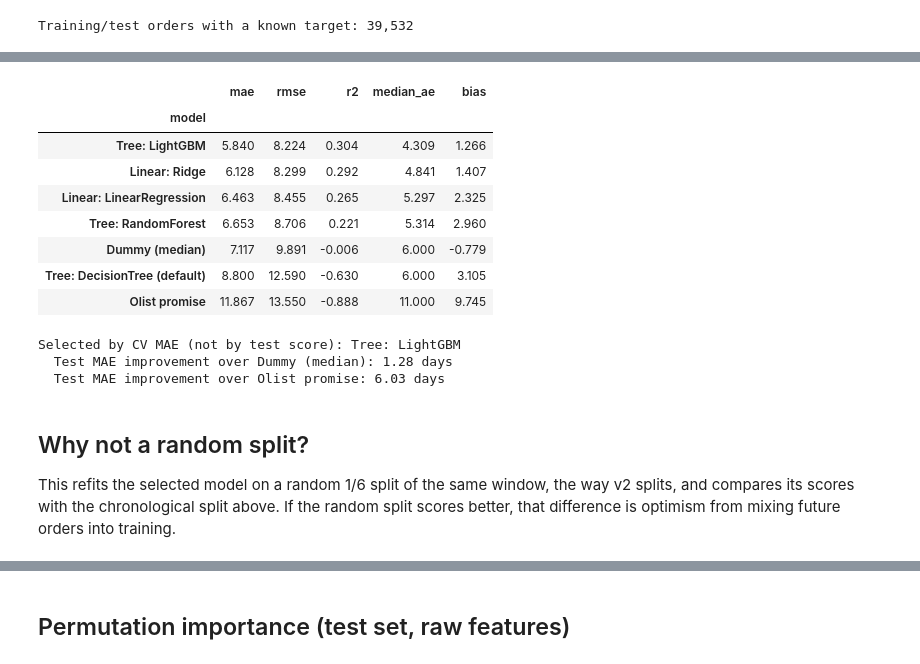
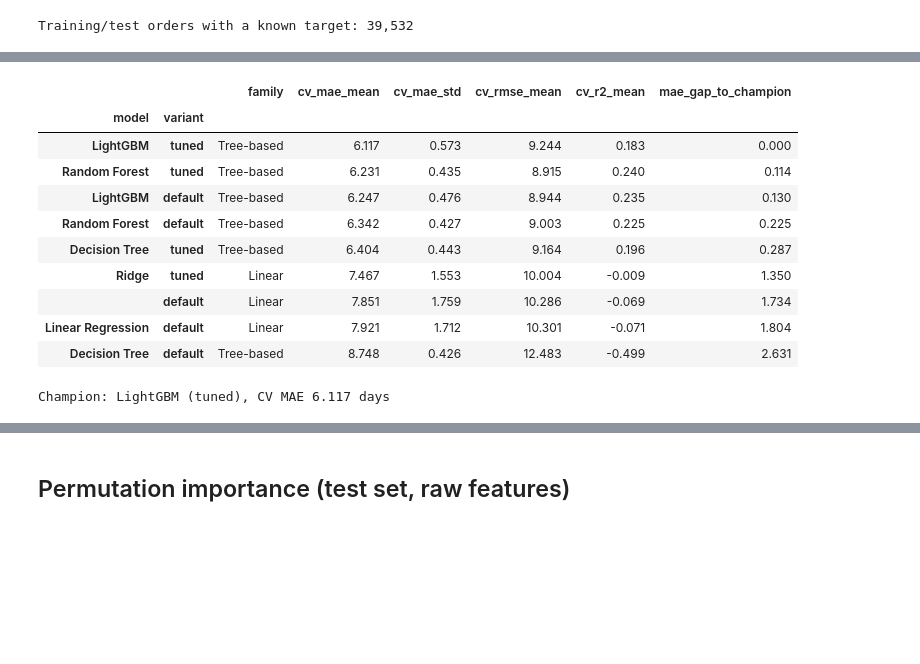
Before and after one commit to mushroomyyy/Team8_IT5006_Ecommerce_Analytics_AY2627Sem1, a Jupyter notebook: phase2/model_regression_dev.ipynb, the cells around one changed output, grey strips where cells are left out. Drawn from its saved outputs; the diff is of its cells as text; code cells hidden in the pictures; blank space fills up the shorter version.

```diff
--- a/phase2/model_regression_dev.ipynb
+++ b/phase2/model_regression_dev.ipynb
@@ -260,14 +323,21 @@ baseline_models = {
 # %%
 SCORING = {'mae': 'neg_mean_absolute_error', 'rmse': 'neg_root_mean_squared_error', 'r2': 'r2'}
 
-def cv_summary(name, model):
-    scores = cross_validate(model, X_train, y_train, cv=cv_folds, scoring=SCORING, n_jobs=-1)
-    row = {'model': name}
+def cv_summary(model, X, y, folds, n_jobs=-1):
+    """Mean and standard deviation of each CV score across the given folds."""
+    scores = cross_validate(model, X, y, cv=folds, scoring=SCORING, n_jobs=n_jobs)
+    row = {}
     for metric in SCORING:
         values = scores[f'test_{metric}'] * (1 if metric == 'r2' else -1)
         row[f'cv_{metric}_mean'], row[f'cv_{metric}_std'] = values.mean(), values.std()
     return row
 
-cv_rows = [cv_summary(name, model) for name, model in baseline_models.items()]
-display(pd.DataFrame(cv_rows).set_index('model'))
+cv_rows = []
+for name, model in reference_models.items():
+    cv_rows.append({'model': name, 'variant': 'reference', 'family': 'Reference',
+                    **cv_summary(model, X_train, y_train, cv_folds)})
+for name, model in default_models.items():
+    cv_rows.append({'model': name, 'variant': 'default', 'family': MODEL_FAMILY[name],
+                    **cv_summary(model, X_train, y_train, cv_folds)})
+display(pd.DataFrame(cv_rows).set_index(['model', 'variant']))
 # %% [output]
@@ -333,33 +429,31 @@ Tree: LightGBM: best CV MAE 6.307 with {'model__subsample_freq': 1, 'model__subs
 # %%
-all_models = {**baseline_models, **tuned_models}
-holdout_rows, test_predictions = [], {}
-for name, model in all_models.items():
-    model.fit(X_train, y_train)
-    prediction = np.clip(model.predict(X_test), 0, HORIZON)
-    test_predictions[name] = prediction
-    holdout_rows.append({'model': name, **regression_metrics(y_test, prediction)})
-holdout_results = pd.DataFrame(holdout_rows).set_index('model').sort_values('mae')
-display(holdout_results)
+candidate_models = {**{(name, 'default'): model for name, model in default_models.items()},
+                    **{(name, 'tuned'): model for name, model in tuned_models.items()}}
 
-best_name = cv_results.drop(index=['Dummy (median)', 'Olist promise'])['cv_mae_mean'].idxmin()
-best_model = all_models[best_name]
-print(f'Selected by CV MAE (not by test score): {best_name}')
-for reference in ['Dummy (median)', 'Olist promise']:
-    gain = holdout_results.loc[reference, 'mae'] - holdout_results.loc[best_name, 'mae']
-    print(f'  Test MAE improvement over {reference}: {gain:.2f} days')
+def select_champion(cv_mae):
+    """Return the (model, variant) with the lowest CV MAE; `cv_mae` maps each candidate to its MAE."""
+    return min(cv_mae, key=cv_mae.get)
+
+champion_key = select_champion({key: cv_results.loc[key, 'cv_mae_mean'] for key in candidate_models})
+champion_name, champion_variant = champion_key
+champion_label = f'{champion_name} ({champion_variant})'
+
+leaderboard = cv_results.loc[list(candidate_models),
+                             ['family', 'cv_mae_mean', 'cv_mae_std', 'cv_rmse_mean', 'cv_r2_mean']]
+leaderboard = leaderboard.sort_values('cv_mae_mean')
+leaderboard['mae_gap_to_champion'] = leaderboard['cv_mae_mean'] - leaderboard['cv_mae_mean'].iloc[0]
+display(leaderboard)
+print(f'Champion: {champion_label}, CV MAE {leaderboard["cv_mae_mean"].iloc[0]:.3f} days')
 # %% [output]
-|  | mae | rmse | r2 | median_ae | bias |
-| model |  |  |  |  |  |
-| Tree: LightGBM | 5.840 | 8.224 | 0.304 | 4.309 | 1.266 |
-| Linear: Ridge | 6.128 | 8.299 | 0.292 | 4.841 | 1.407 |
-| Linear: LinearRegression | 6.463 | 8.455 | 0.265 | 5.297 | 2.325 |
-| Tree: RandomForest | 6.653 | 8.706 | 0.221 | 5.314 | 2.960 |
-| Dummy (median) | 7.117 | 9.891 | -0.006 | 6.000 | -0.779 |
-| Tree: DecisionTree (default) | 8.800 | 12.590 | -0.630 | 6.000 | 3.105 |
-| Olist promise | 11.867 | 13.550 | -0.888 | 11.000 | 9.745 |
+|  |  | family | cv_mae_mean | cv_mae_std | cv_rmse_mean | cv_r2_mean | mae_gap_to_champion |
+| model | variant |  |  |  |  |  |  |
+| LightGBM | tuned | Tree-based | 6.117 | 0.573 | 9.244 | 0.183 | 0.000 |
+| Random Forest | tuned | Tree-based | 6.231 | 0.435 | 8.915 | 0.240 | 0.114 |
+| LightGBM | default | Tree-based | 6.247 | 0.476 | 8.944 | 0.235 | 0.130 |
+| Random Forest | default | Tree-based | 6.342 | 0.427 | 9.003 | 0.225 | 0.225 |
+| Decision Tree | tuned | Tree-based | 6.404 | 0.443 | 9.164 | 0.196 | 0.287 |
+| Ridge | tuned | Linear | 7.467 | 1.553 | 10.004 | -0.009 | 1.350 |
+|  | default | Linear | 7.851 | 1.759 | 10.286 | -0.069 | 1.734 |
+| Linear Regression | default | Linear | 7.921 | 1.712 | 10.301 | -0.071 | 1.804 |
+| Decision Tree | default | Tree-based | 8.748 | 0.426 | 12.483 | -0.499 | 2.631 |
-Selected by CV MAE (not by test score): Tree: LightGBM
-  Test MAE improvement over Dummy (median): 1.28 days
-  Test MAE improvement over Olist promise: 6.03 days
+Champion: LightGBM (tuned), CV MAE 6.117 days
-# %% [markdown]
-## Why not a random split?
-This refits the selected model on a random 1/6 split of the same window, the way v2 splits, and compares its scores with the chronological split above. If the random split scores better, that difference is optimism from mixing future orders into training.
```
Also changed, not shown: parts of 31 cells of this notebook, 2 other files.
